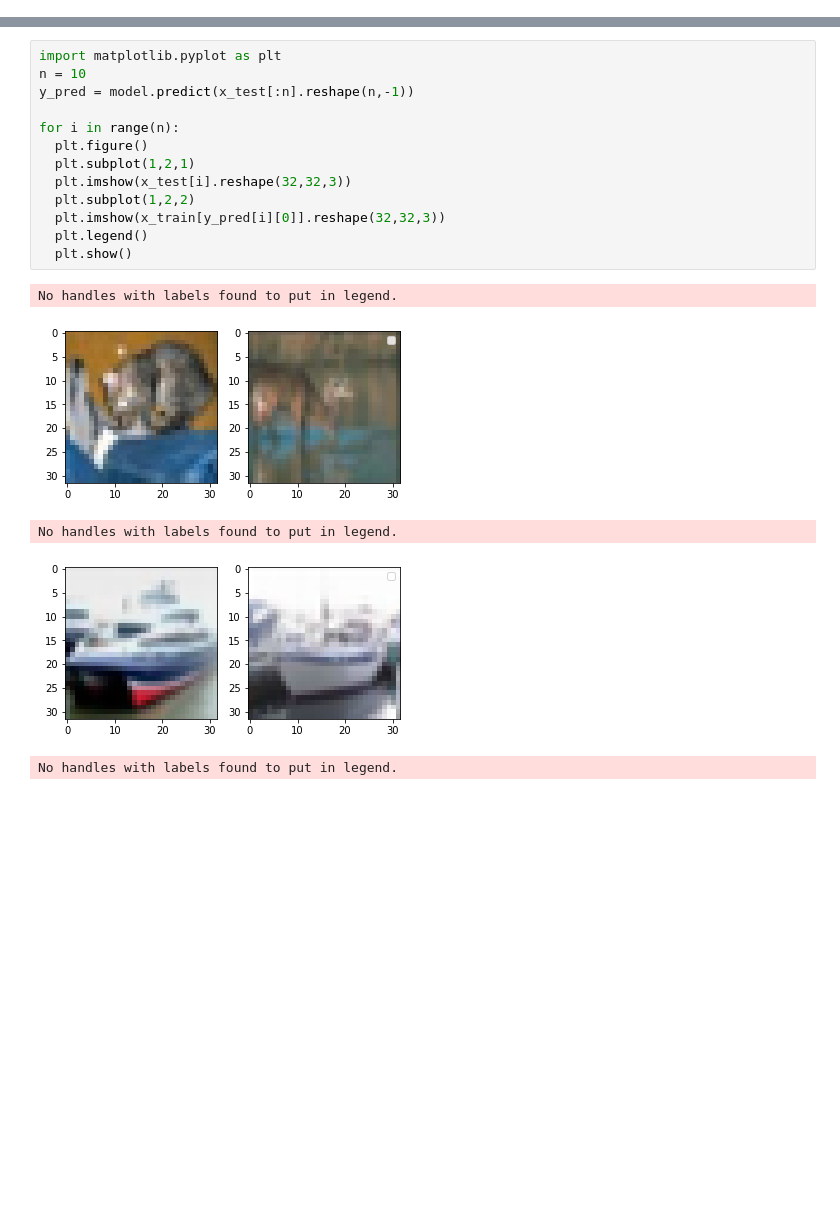
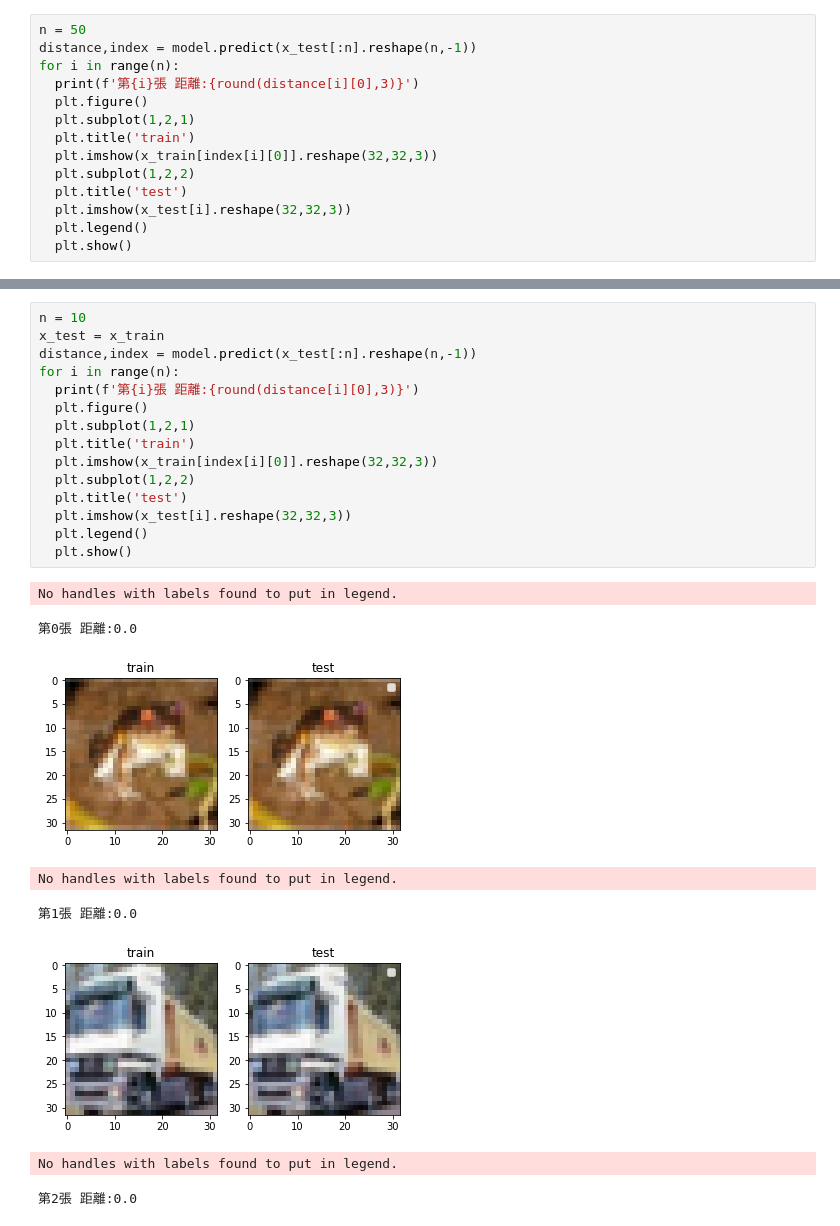
Before and after one commit to skywalker0803r/deep-learning-ian-goodfellow, a Jupyter notebook: autoencoder_knn.ipynb, the cells around one changed output, grey strips where cells are left out. Saved outputs shown, nothing was run; the diff lists cells and outputs as text; blank space fills up the shorter version.

```diff
--- a/autoencoder_knn.ipynb
+++ b/autoencoder_knn.ipynb
@@ -88,0 +77,14 @@ Epoch 10/10
+# %%
+n = 50
+distance,index = model.predict(x_test[:n].reshape(n,-1))
+for i in range(n):
+  print(f'第{i}張 距離:{round(distance[i][0],3)}')
+  plt.figure()
+  plt.subplot(1,2,1)
+  plt.title('train')
+  plt.imshow(x_train[index[i][0]].reshape(32,32,3))
+  plt.subplot(1,2,2)
+  plt.title('test')
+  plt.imshow(x_test[i].reshape(32,32,3))
+  plt.legend()
+  plt.show()
@@ -89,19 +105,24 @@ Epoch 10/10
 # %%
-import matplotlib.pyplot as plt
 n = 10
-y_pred = model.predict(x_test[:n].reshape(n,-1))
-
+x_test = x_train
+distance,index = model.predict(x_test[:n].reshape(n,-1))
 for i in range(n):
+  print(f'第{i}張 距離:{round(distance[i][0],3)}')
   plt.figure()
   plt.subplot(1,2,1)
+  plt.title('train')
+  plt.imshow(x_train[index[i][0]].reshape(32,32,3))
+  plt.subplot(1,2,2)
+  plt.title('test')
   plt.imshow(x_test[i].reshape(32,32,3))
-  plt.subplot(1,2,2)
-  plt.imshow(x_train[y_pred[i][0]].reshape(32,32,3))
   plt.legend()
   plt.show()
 # %% [output]
 No handles with labels found to put in legend.
+第0張 距離:0.0
-[figure, old version]
+[figure, new version]
-No handles with labels found to put in legend.
+No handles with labels found to put in legend.
+第1張 距離:0.0
-[figure, old version]
+[figure, new version]
-No handles with labels found to put in legend.
+No handles with labels found to put in legend.
+第2張 距離:0.0
```
Also changed, not shown: parts of 12 cells of this notebook.
